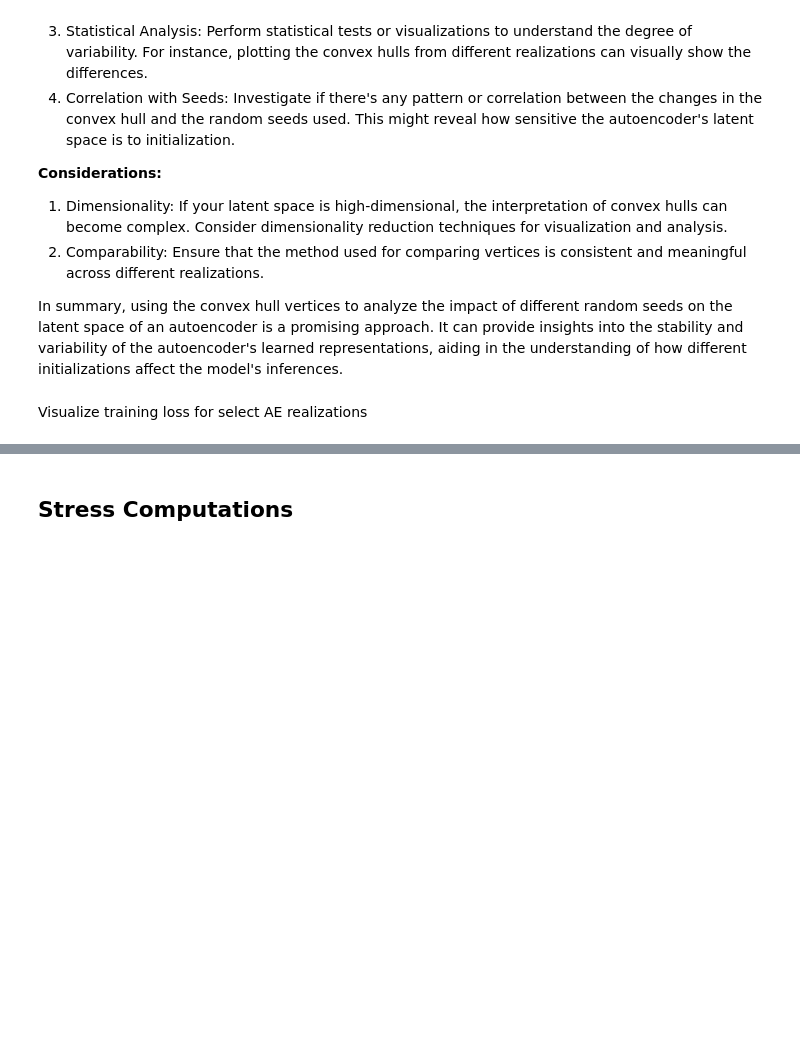
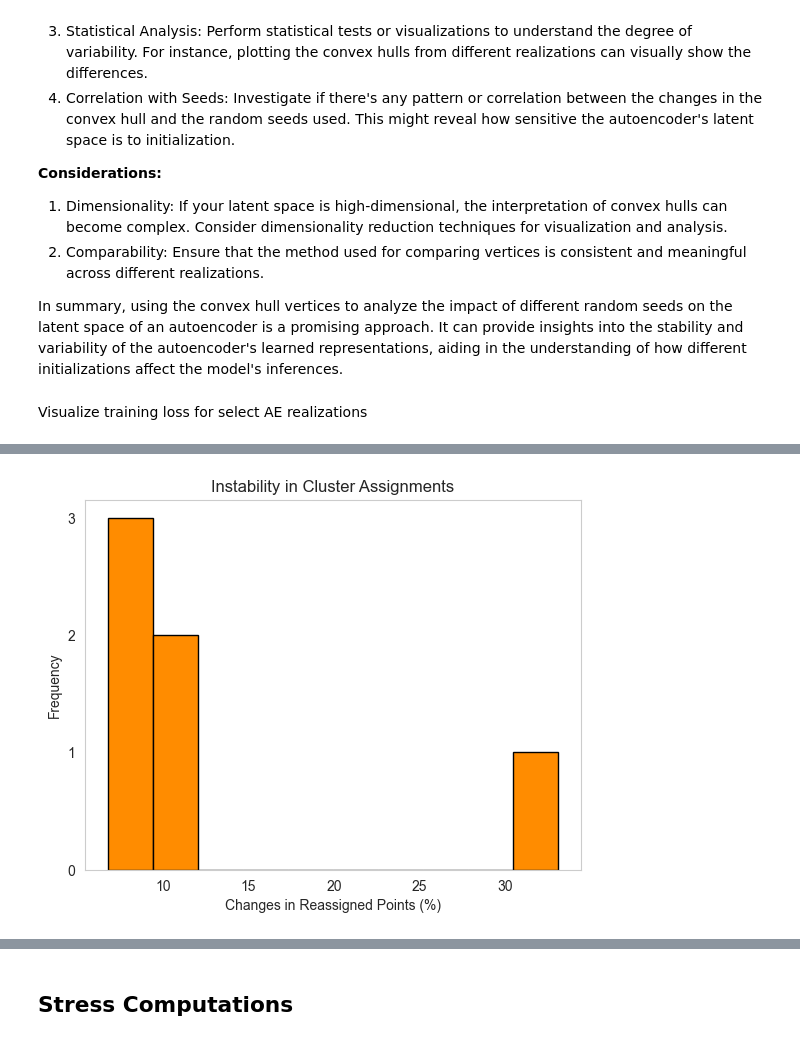
Before and after one commit to misaelmmorales/DeepLearning-LatentSpace-StabilityEvaluation, a Jupyter notebook: Notebooks/Notebook 1: Wine Dataset Multiple Realizations.ipynb, the cells around one changed output, grey strips where cells are left out. Cells and saved outputs as stored; diff of their text form; code cells hidden in the pictures; blank space fills up the shorter version.

```diff
--- a/Notebooks/Notebook 1: Wine Dataset Multiple Realizations.ipynb
+++ b/Notebooks/Notebook 1: Wine Dataset Multiple Realizations.ipynb
@@ -836,11 +862,14 @@ change_geo_anis = percentage_change(anisotropy_array[:,4], data_type='numpy')
 # %%
-# Visualize percentage changes for cluster reassigned points #-o
-plt.plot(range(1, num_seeds + 1), change_percentages, '-')
-plt.xlabel('AE Realizations')
-plt.ylabel('Changes in Reassigned Points (%)')
+plt.hist(change_percentages, bins=10, color='darkorange', edgecolor='black')
+plt.xlabel('Changes in Reassigned Points (%)')
+plt.ylabel('Frequency')
 plt.title('Instability in Cluster Assignments')
-plt.xticks(np.arange(0, num_seeds + 1, 100))
-plt.ylim([0, 100])
+# plt.xticks(np.arange(0, num_seeds + 1, 100))
+# plt.xlim([0, 100])  # Assuming the percentages are between 0 and 100
+plt.gca().yaxis.set_major_locator(MaxNLocator(integer=True))
+plt.savefig('Instability in Cluster Assignemnts.png', dpi=300, bbox_inches='tight')
 plt.show()
+# %% [output]
+[figure, added]
 # %%
 # Visualize percentage changes for shape-based statistics
```
Also changed, not shown: parts of 16 cells of this notebook.
